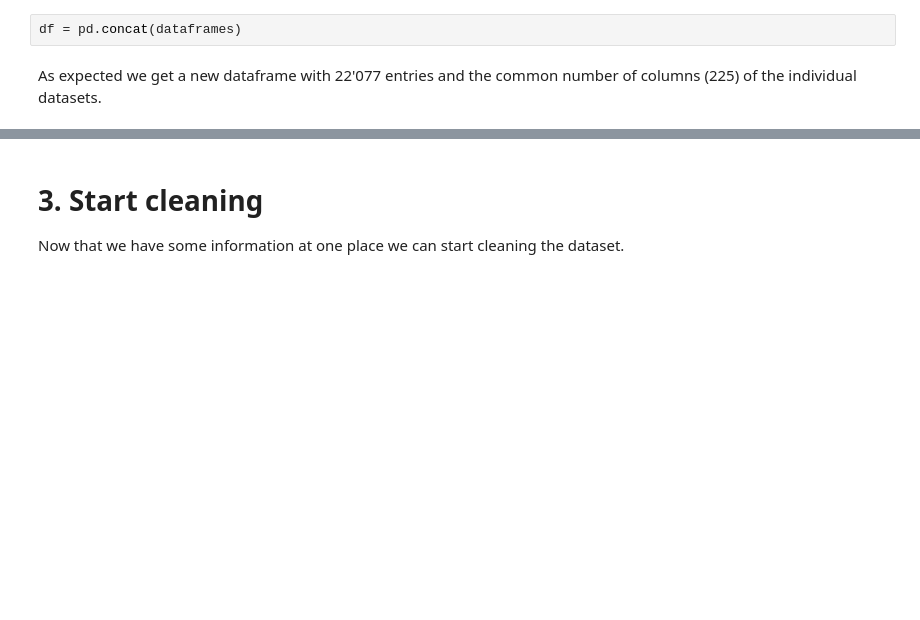
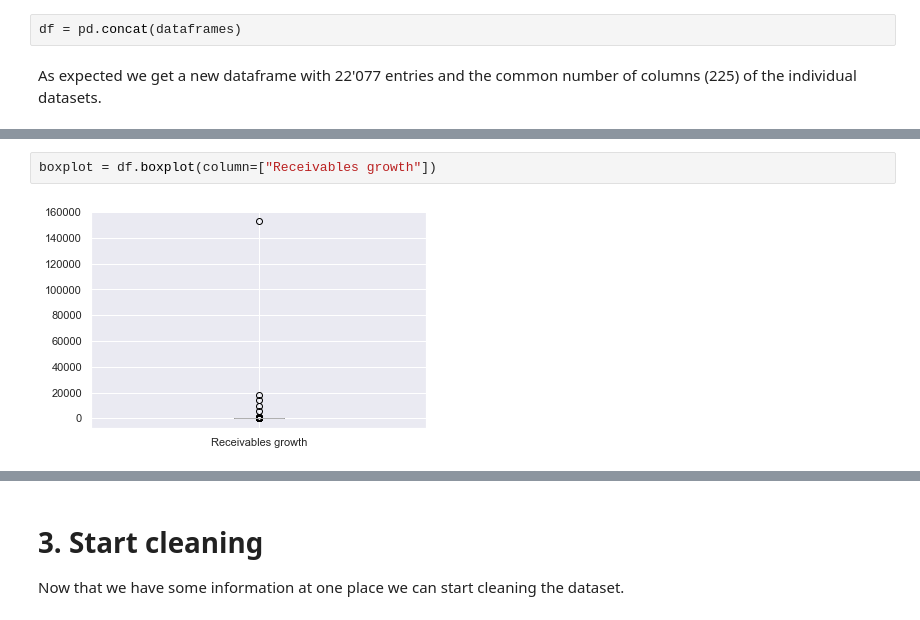
Before and after one commit to frheus/ML_Finance, a Jupyter notebook: test.ipynb, the cells around one changed output, grey strips where cells are left out. Cells and saved outputs as stored; diff of their text form; blank space fills up the shorter version.

```diff
--- a/test.ipynb
+++ b/test.ipynb
@@ -136,0 +179,4 @@ As expected we get a new dataframe with 22'077 entries and the common number of
+# %%
+boxplot = df.boxplot(column=["Receivables growth"])
+# %% [output]
+[figure, added]
```
Also changed, not shown: parts of 46 cells of this notebook.
